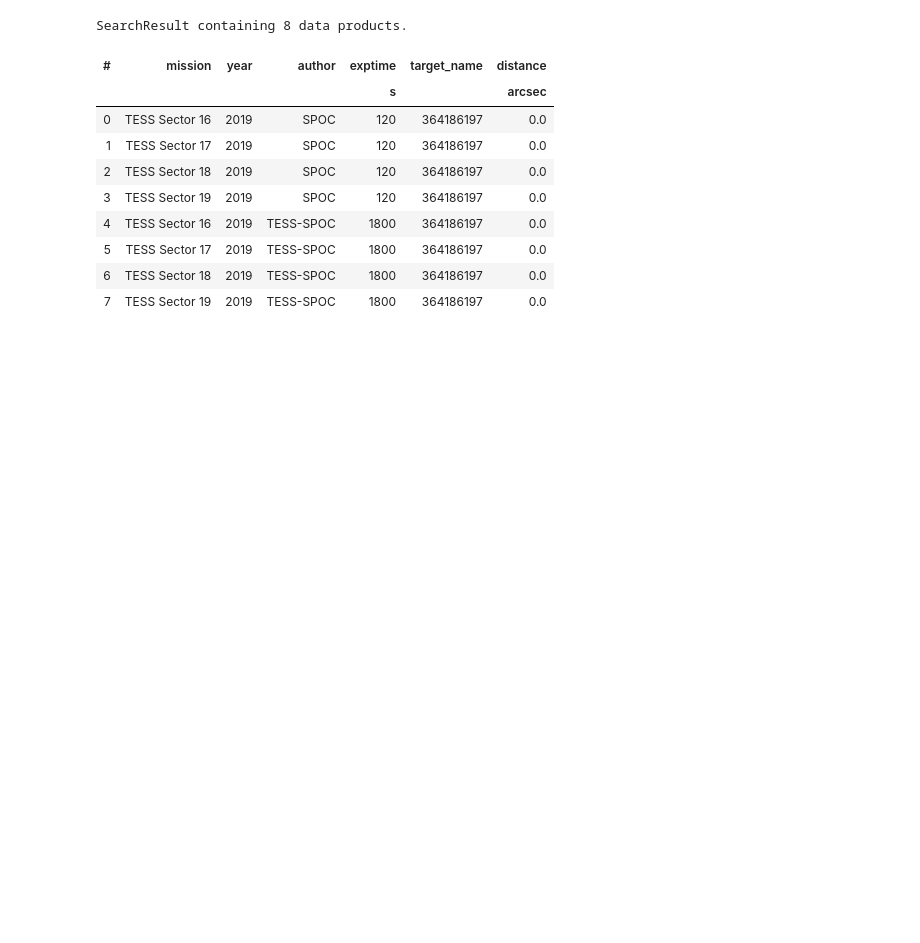
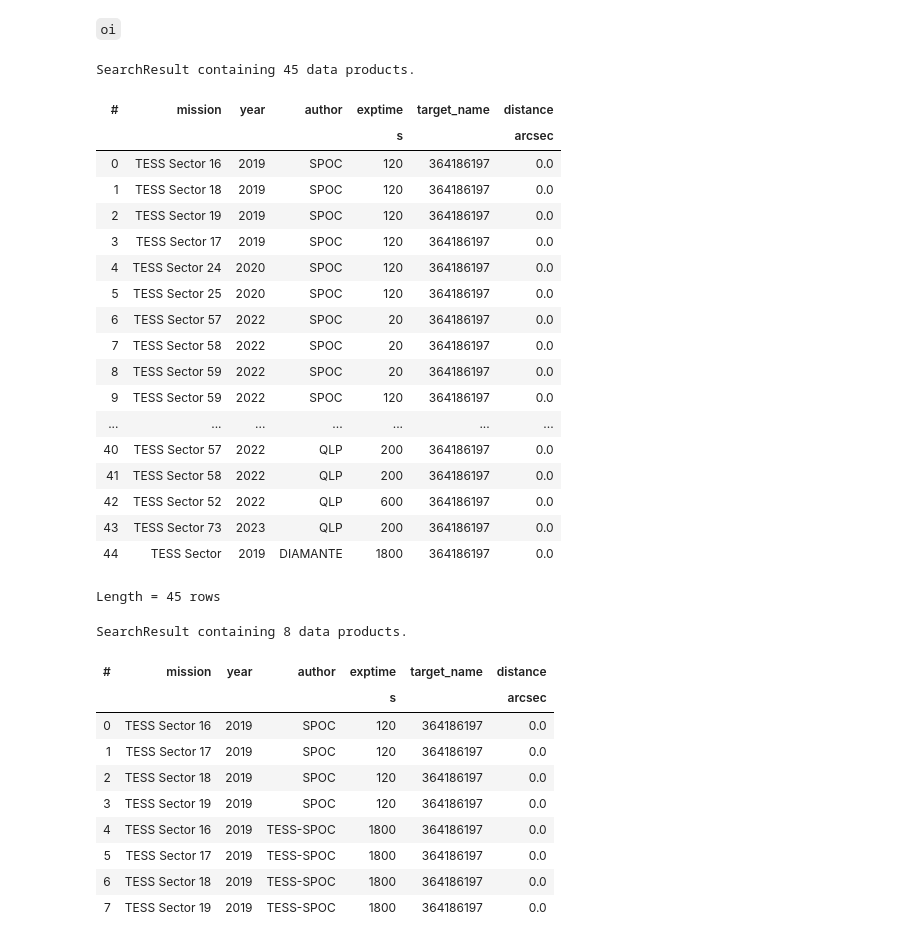
Before and after one commit to ylaksl/draft_PET.py, a Jupyter notebook: transito de planetinhas.ipynb, the cells around one changed output. Saved outputs shown, nothing was run; the diff lists cells and outputs as text; code cells hidden in the pictures; blank space fills up the shorter version.

```diff
--- a/transito de planetinhas.ipynb
+++ b/transito de planetinhas.ipynb
@@ -8,7 +31,33 @@ import matplotlib.pyplot as plt
 # %%
-KIC = 'TIC 364186197'
+TIC = 'TIC 364186197'
 
 #### nome do artigo
 #### doppler confirmation of tess planets candidate toi-1408.01
 ## G. A. galazutdinov
+# %% [markdown]
+`oi`
+# %%
+search_result = lk.search_lightcurve(TIC, mission = 'Tess')
+search_result
+# %% [output]
+SearchResult containing 45 data products.
+| # | mission | year | author | exptime | target_name | distance |
+|  |  |  |  | s |  | arcsec |
+| 0 | TESS Sector 16 | 2019 | SPOC | 120 | 364186197 | 0.0 |
+| 1 | TESS Sector 18 | 2019 | SPOC | 120 | 364186197 | 0.0 |
+| 2 | TESS Sector 19 | 2019 | SPOC | 120 | 364186197 | 0.0 |
+| 3 | TESS Sector 17 | 2019 | SPOC | 120 | 364186197 | 0.0 |
+| 4 | TESS Sector 24 | 2020 | SPOC | 120 | 364186197 | 0.0 |
+| 5 | TESS Sector 25 | 2020 | SPOC | 120 | 364186197 | 0.0 |
+| 6 | TESS Sector 57 | 2022 | SPOC | 20 | 364186197 | 0.0 |
+| 7 | TESS Sector 58 | 2022 | SPOC | 20 | 364186197 | 0.0 |
+| 8 | TESS Sector 59 | 2022 | SPOC | 20 | 364186197 | 0.0 |
+| 9 | TESS Sector 59 | 2022 | SPOC | 120 | 364186197 | 0.0 |
+| ... | ... | ... | ... | ... | ... | ... |
+| 40 | TESS Sector 57 | 2022 | QLP | 200 | 364186197 | 0.0 |
+| 41 | TESS Sector 58 | 2022 | QLP | 200 | 364186197 | 0.0 |
+| 42 | TESS Sector 52 | 2022 | QLP | 600 | 364186197 | 0.0 |
+| 43 | TESS Sector 73 | 2023 | QLP | 200 | 364186197 | 0.0 |
+| 44 | TESS Sector | 2019 | DIAMANTE | 1800 | 364186197 | 0.0 |
+Length = 45 rows
 # %%
```
Also changed, not shown: parts of 6 cells of this notebook.
